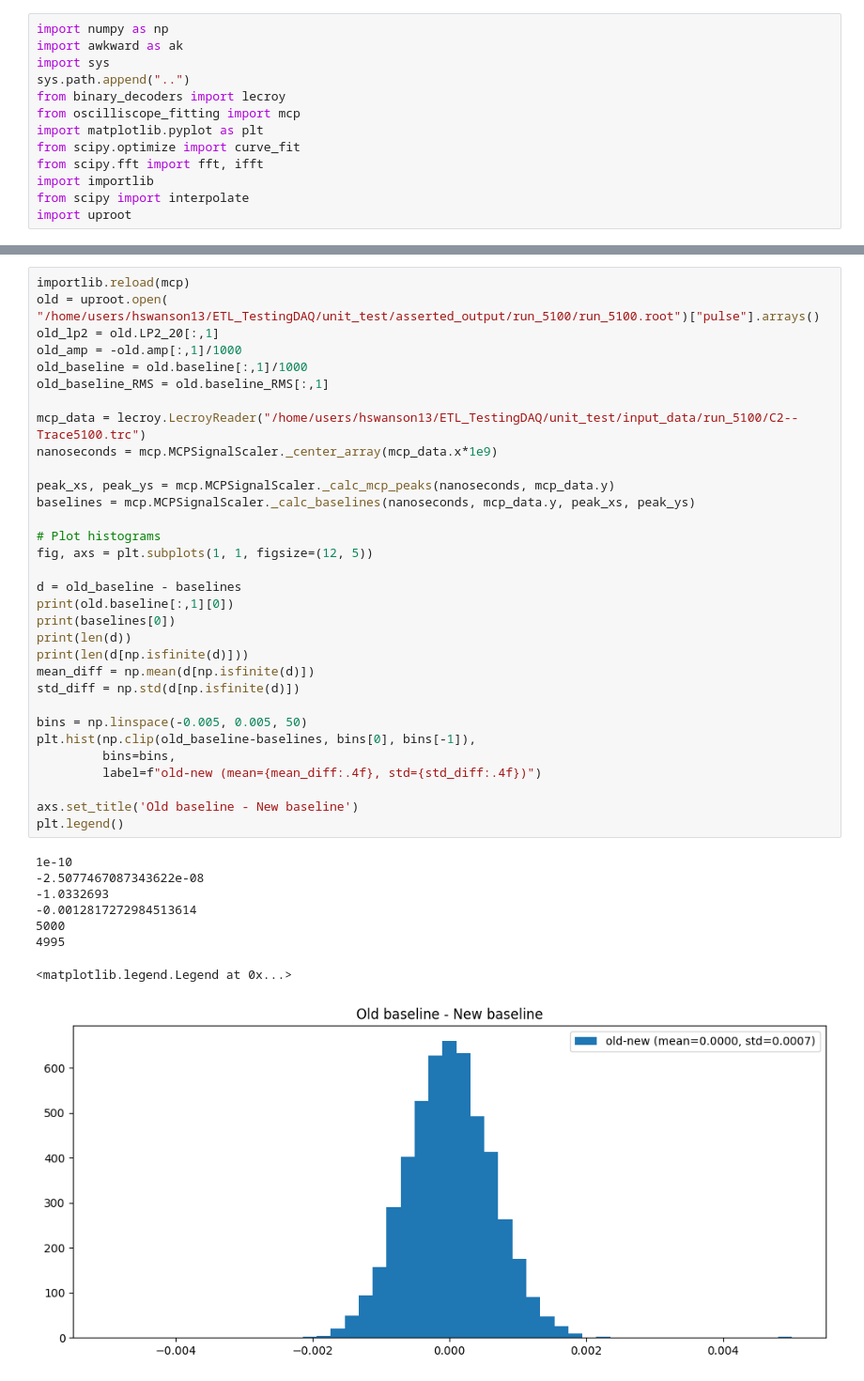
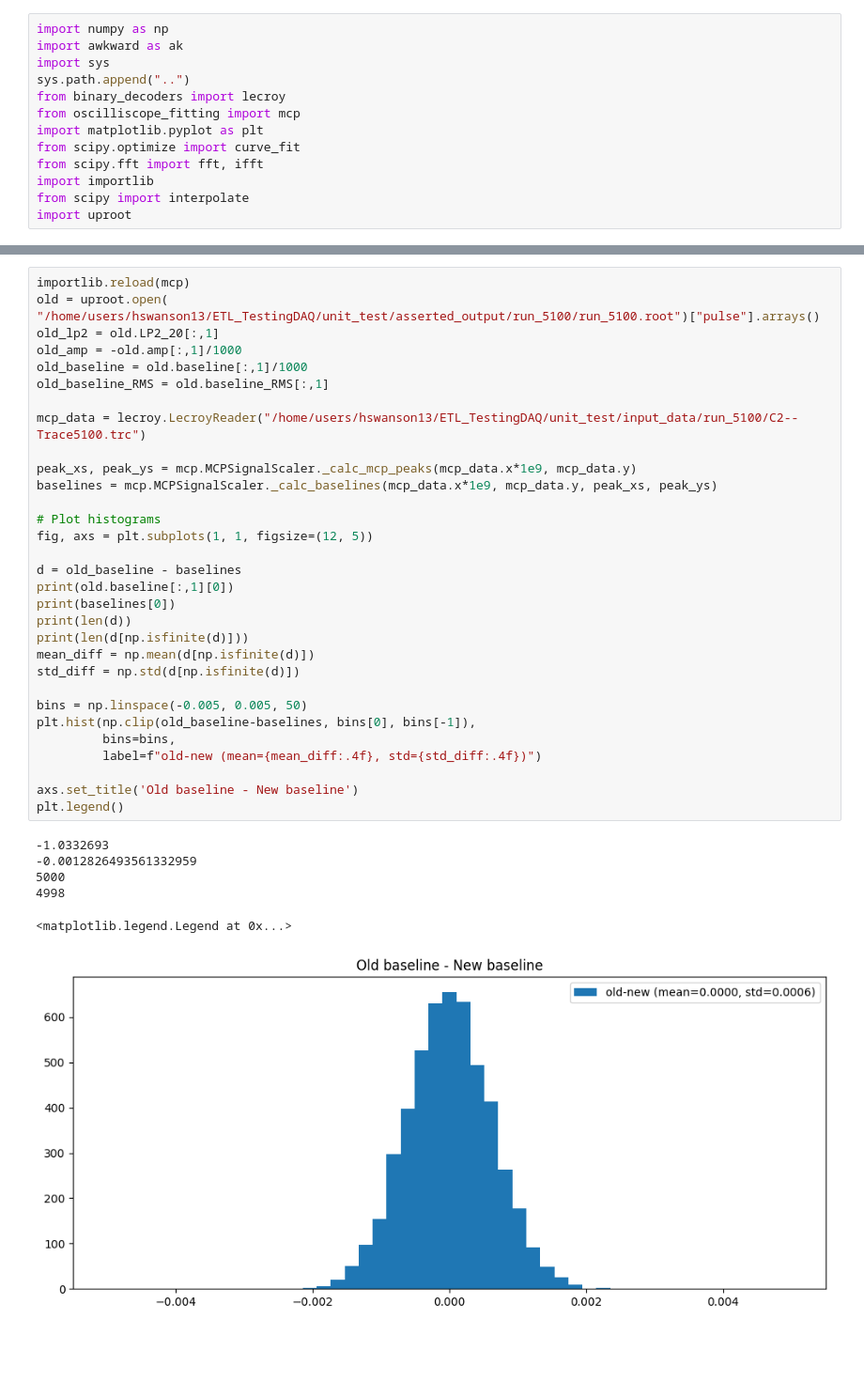
Before and after one commit to leonardolanteri/ETL_TestingDAQ, a Jupyter notebook: notebooks/mcp_manual_fitter_2.ipynb, the cells around one changed output, grey strips where cells are left out. Shown at 94% size. Saved outputs shown, nothing was run; the diff lists cells and outputs as text; blank space fills up the shorter version.

```diff
--- a/notebooks/mcp_manual_fitter_2.ipynb
+++ b/notebooks/mcp_manual_fitter_2.ipynb
@@ -54,39 +52,36 @@ old = uproot.open(
 old_lp2 = old.LP2_20[:,1]
 old_amp = -old.amp[:,1]/1000
 old_baseline = old.baseline[:,1]/1000
 old_baseline_RMS = old.baseline_RMS[:,1]
 
 mcp_data = lecroy.LecroyReader("/home/users/hswanson13/ETL_TestingDAQ/unit_test/input_data/run_5100/C2--Trace5100.trc")
-nanoseconds = mcp.MCPSignalScaler._center_array(mcp_data.x*1e9)
 
-peak_xs, peak_ys = mcp.MCPSignalScaler._calc_mcp_peaks(nanoseconds, mcp_data.y)
-baselines = mcp.MCPSignalScaler._calc_baselines(nanoseconds, mcp_data.y, peak_xs, peak_ys)
+peak_xs, peak_ys = mcp.MCPSignalScaler._calc_mcp_peaks(mcp_data.x*1e9, mcp_data.y)
+baselines = mcp.MCPSignalScaler._calc_baselines(mcp_data.x*1e9, mcp_data.y, peak_xs, peak_ys)
 
 # Plot histograms
 fig, axs = plt.subplots(1, 1, figsize=(12, 5))
 
 d = old_baseline - baselines
 print(old.baseline[:,1][0])
 print(baselines[0])
 print(len(d))
 print(len(d[np.isfinite(d)]))
 mean_diff = np.mean(d[np.isfinite(d)])
 std_diff = np.std(d[np.isfinite(d)])
 
 bins = np.linspace(-0.005, 0.005, 50)
 plt.hist(np.clip(old_baseline-baselines, bins[0], bins[-1]),
          bins=bins,
          label=f"old-new (mean={mean_diff:.4f}, std={std_diff:.4f})")
 
 axs.set_title('Old baseline - New baseline')
 plt.legend()
 # %% [output]
-1e-10
--2.5077467087343622e-08
 -1.0332693
--0.0012817272984513614
+-0.0012826493561332959
 5000
-4995
+4998
 <matplotlib.legend.Legend at 0x...>
-[figure, old version]
+[figure, new version]
 # %%
```
Also changed, not shown: parts of 10 cells of this notebook, 4 other files.
